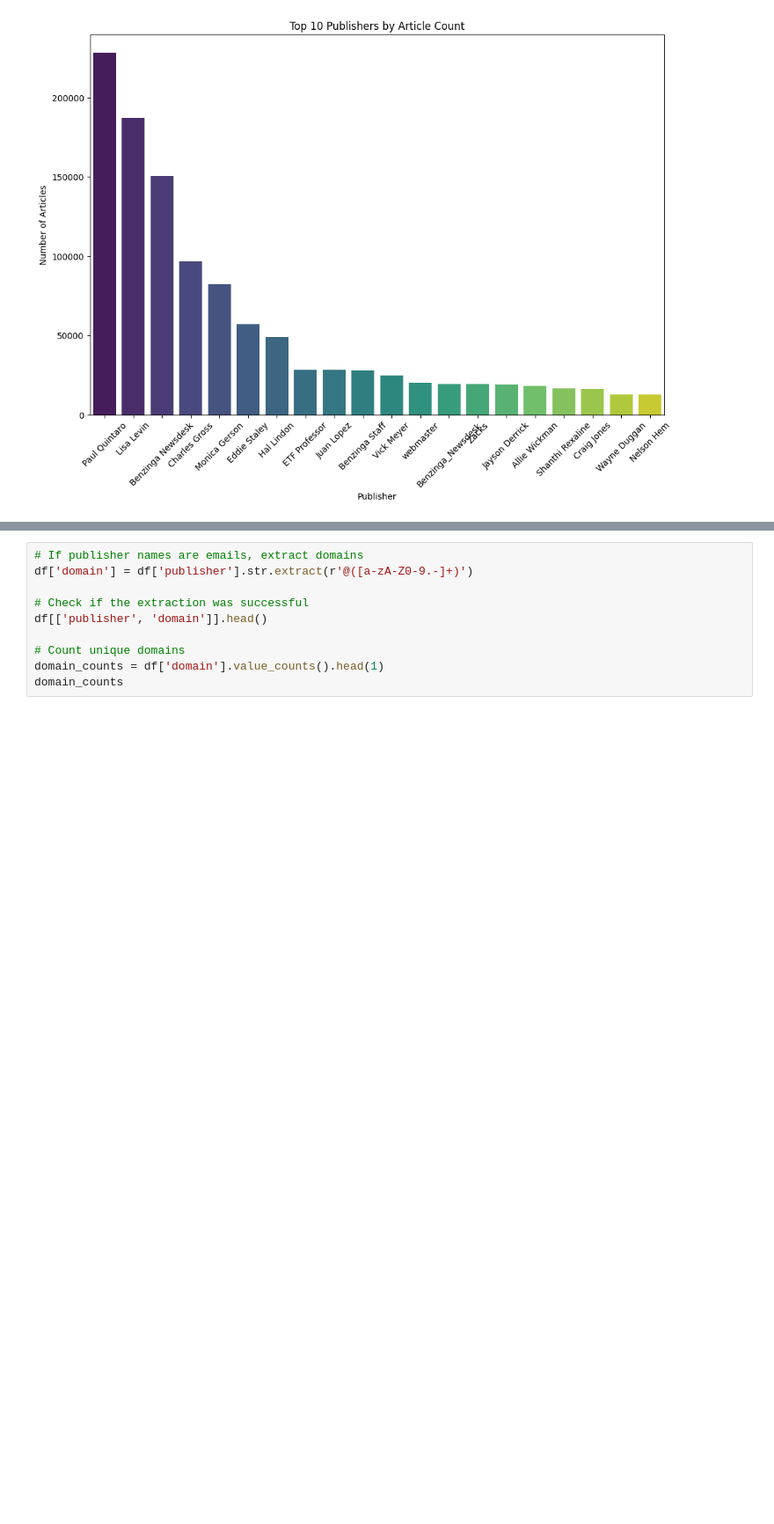
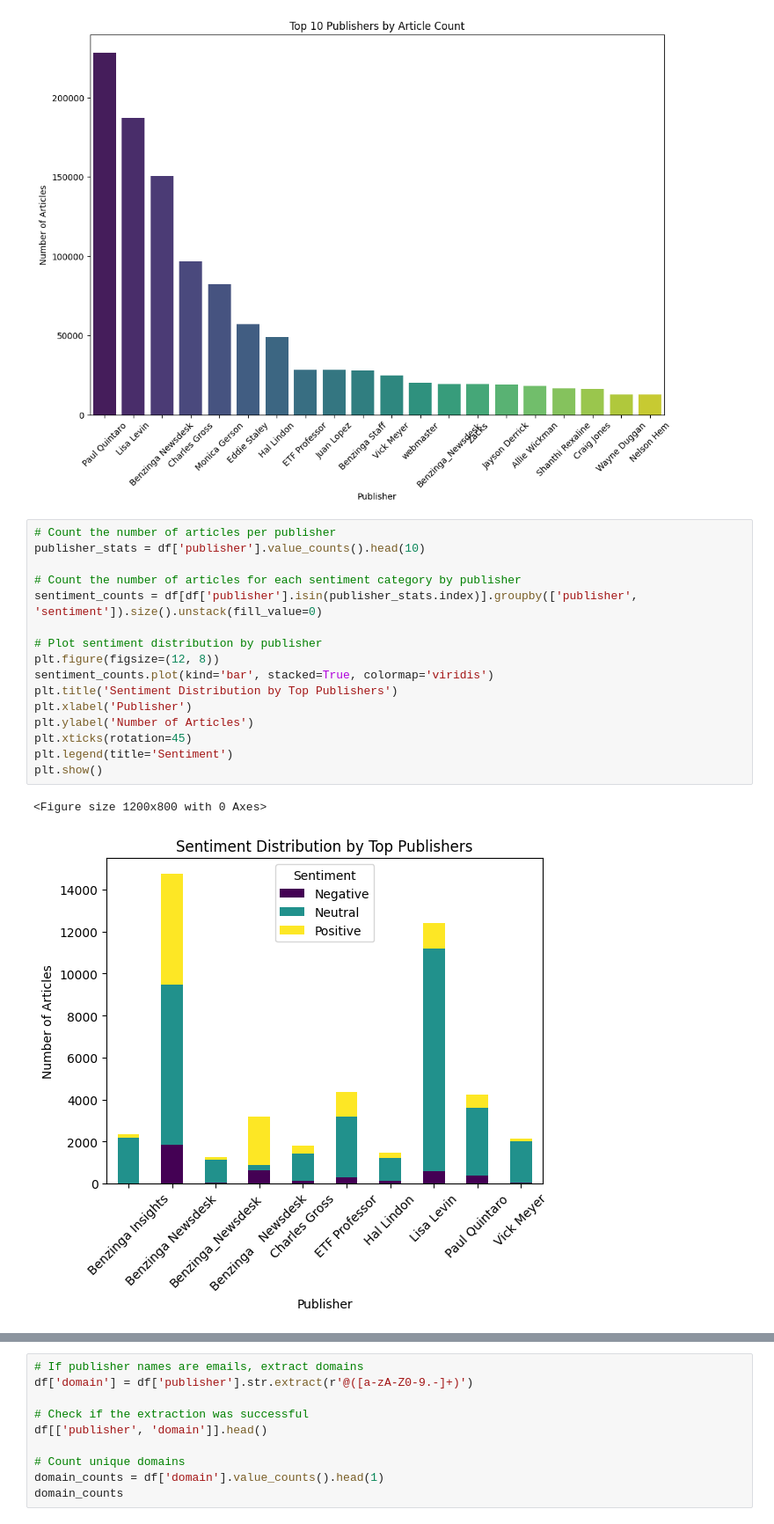
Before and after one commit to BekLG/Financial-News-Data-Analysis--KAIM-W1, a Jupyter notebook: notebooks/EDA.ipynb, the cells around one changed output, grey strips where cells are left out. Shown: that part at 88% size. Cells and saved outputs as stored; diff of their text form; blank space fills up the shorter version.

```diff
--- a/notebooks/EDA.ipynb
+++ b/notebooks/EDA.ipynb
@@ -223,3 +266,22 @@ Passing `palette` without assigning `hue` is deprecated and will be removed in v
 
   sns.barplot(x=top_publishers.index, y=top_publishers.values, palette='viridis')
 [figure]
+# %%
+# Count the number of articles per publisher
+publisher_stats = df['publisher'].value_counts().head(10)
+
+# Count the number of articles for each sentiment category by publisher
+sentiment_counts = df[df['publisher'].isin(publisher_stats.index)].groupby(['publisher', 'sentiment']).size().unstack(fill_value=0)
+
+# Plot sentiment distribution by publisher
+plt.figure(figsize=(12, 8))
+sentiment_counts.plot(kind='bar', stacked=True, colormap='viridis')
+plt.title('Sentiment Distribution by Top Publishers')
+plt.xlabel('Publisher')
+plt.ylabel('Number of Articles')
+plt.xticks(rotation=45)
+plt.legend(title='Sentiment')
+plt.show()
+# %% [output]
+<Figure size 1200x800 with 0 Axes>
+[figure, added]
```
Also changed, not shown: parts of 9 cells of this notebook.
